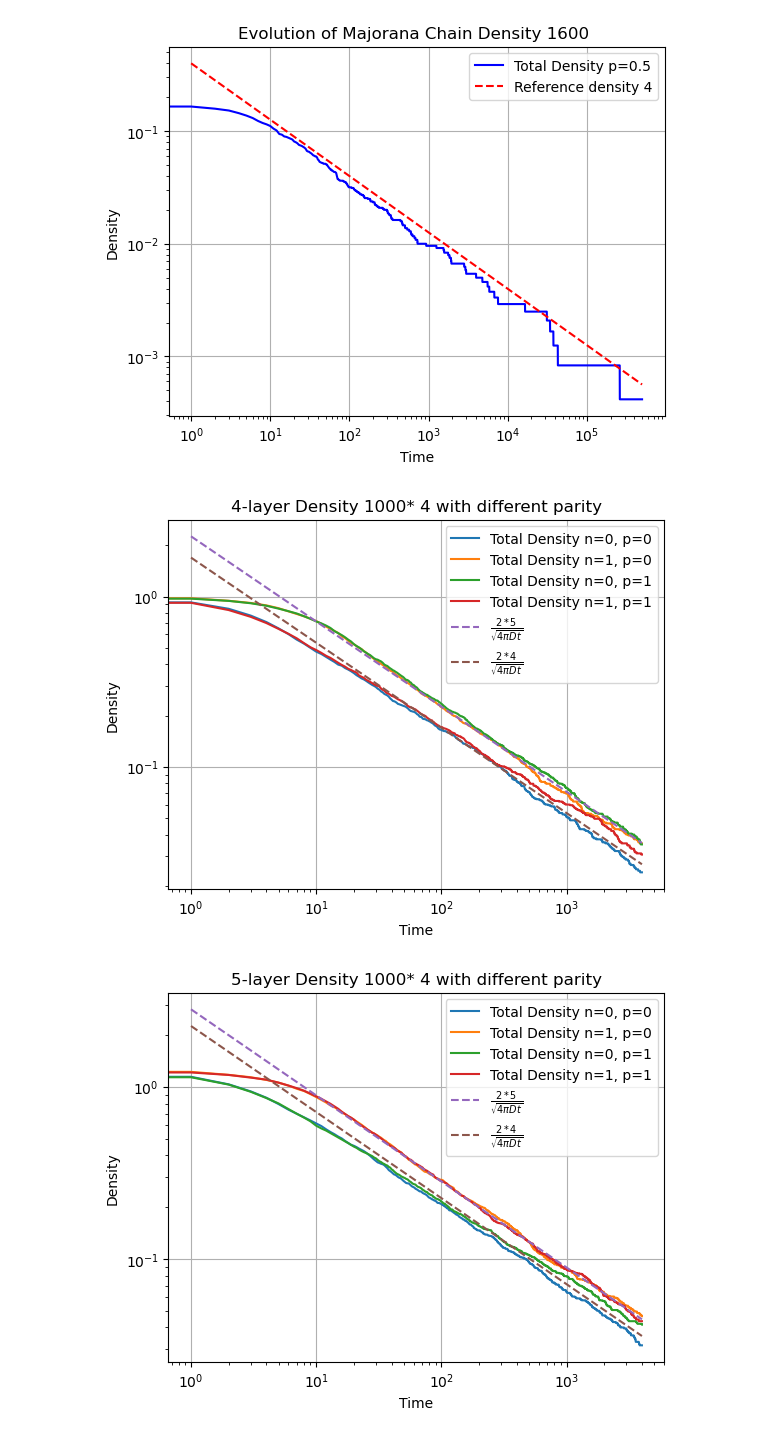
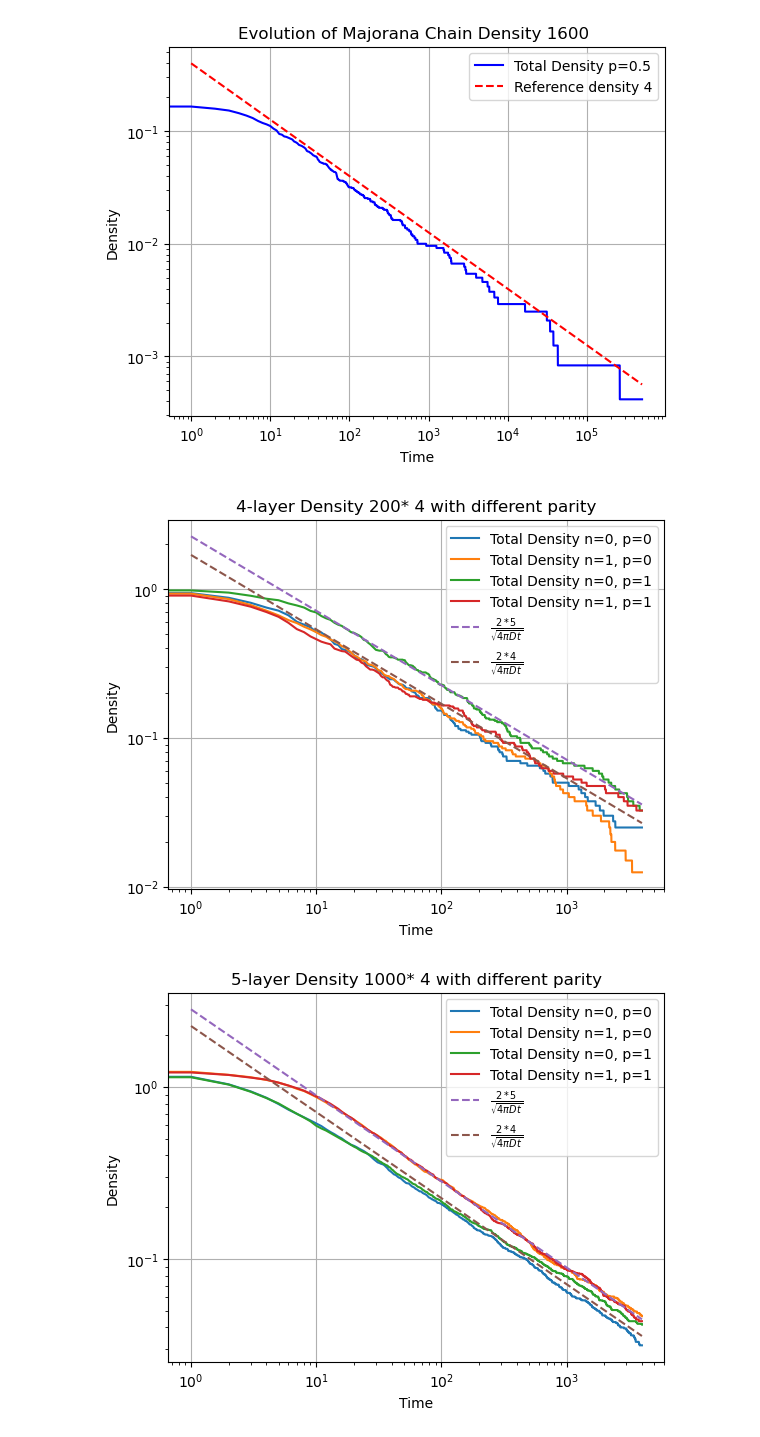
Before and after one commit to toM0dots/Majorana-Braiding, a Jupyter notebook: N_layer.ipynb, the cells around one changed output. Cells and saved outputs as stored; diff of their text form; code cells hidden in the pictures.

```diff
--- a/N_layer.ipynb
+++ b/N_layer.ipynb
@@ -1332,35 +1370,37 @@ plt.show()
 # %% [output]
 [figure]
 # %%
-N =1000
+N =200
 rho = 4
 layers = 4
 chain_0 = chain_builder_NL(N, rho, layers, parity =0)
-chain_0, times0, density0 = evolution_annihilate_NL(chain_0, 4000, 0)
+chain_0, times0, density0 = evolution_annihilate_NL(chain_0, 4000, 0.5)
 chain_1 = chain_builder_NL(N, rho, layers, parity= 1)
-chain_1, times1, density1 = evolution_annihilate_NL(chain_1, 4000, 0)
+chain_1, times1, density1 = evolution_annihilate_NL(chain_1, 4000, 0.5)
 chain_2 = chain_builder_NL(N, rho, layers, parity= 0)
 chain_2, times2, density2 = evolution_annihilate_NL(chain_2, 4000, 1)
 chain_3 = chain_builder_NL(N, rho, layers, parity= 1)
 chain_3, times3, density3 = evolution_annihilate_NL(chain_3, 4000, 1)
 density_ref_4 = 2*layers/(math.sqrt(4 * math.pi) * np.sqrt(times1[1:]))
 density_ref_3 = 2*(layers-1)/(math.sqrt(4 * math.pi) * np.sqrt(times2[1:]))
+density_ref_2 = (layers+2)/(math.sqrt(4 * math.pi) * np.sqrt(times2[1:]))
 plt.plot(times0, np.array(density0.sum(axis=1))/(N*rho), label='Total Density n=0, p=0')
 plt.plot(times1, np.array(density1.sum(axis=1))/(N*rho), label='Total Density n=1, p=0')
 plt.plot(times2, np.array(density2.sum(axis=1))/(N*rho), label='Total Density n=0, p=1')
 plt.plot(times3, np.array(density3.sum(axis=1))/(N*rho), label='Total Density n=1, p=1')
 plt.plot(times1[1:], density_ref_4, label=r'$\frac{2*5}{\sqrt{4 \pi D t}}$', linestyle='--')
 plt.plot(times2[1:], density_ref_3, label=r'$\frac{2*4}{\sqrt{4 \pi D t}}$', linestyle='--')
+plt.plot(times[])
 
 plt.xlabel('Time')
 plt.ylabel('Density')
 plt.xscale('log')
 plt.yscale('log')
 plt.title(f'{layers}-layer Density {N}* {rho} with different parity')
 plt.legend()
 plt.grid()
 # %% [output]
-[figure, old version]
+[figure, new version]
 # %%
 plt.plot(times0, np.array(density0.sum(axis=1))/(N*rho), label='Total Density n=0, p=0')
 plt.plot(times1, np.array(density1.sum(axis=1))/(N*rho), label='Total Density n=1, p=0')
```
Also changed, not shown: parts of 1 cell of this notebook, 2 other files.
